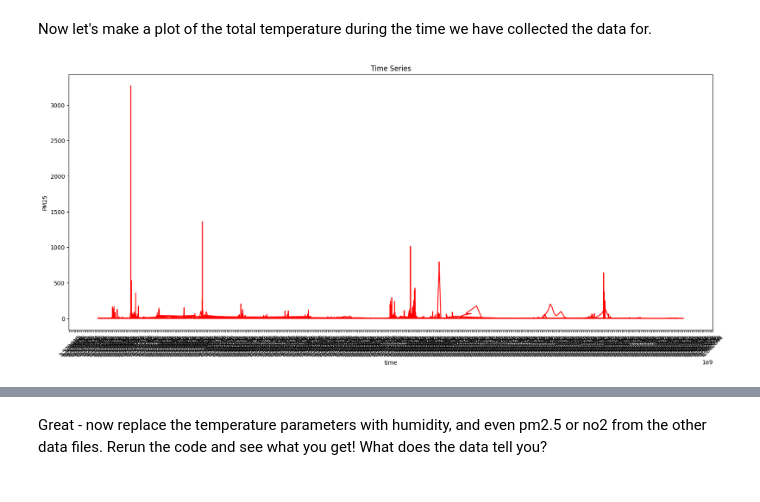
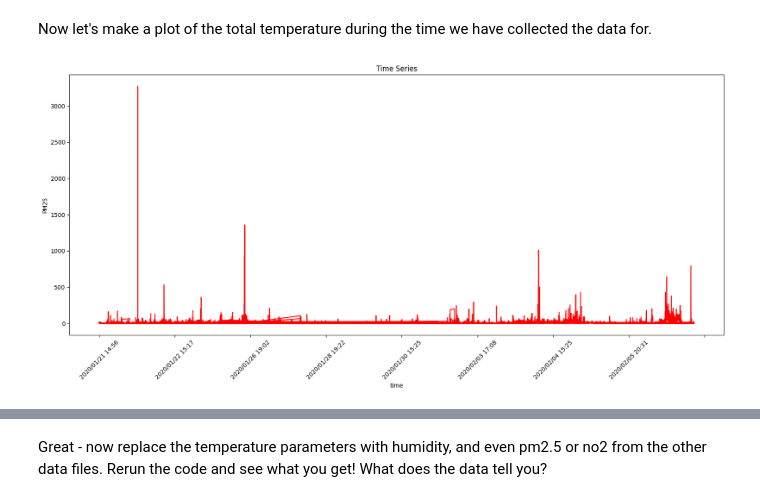
Before and after one commit to Dr-Isam-ALJAWARNEH/ds-project-lb-context-aware-route-planner, a Jupyter notebook: Code/LBCARP-Code.ipynb, the cells around one changed output, grey strips where cells are left out. Drawn from its saved outputs; the diff is of its cells as text; code cells hidden in the pictures.

Commit message:
Update LBCARP-Code.ipynb
I have removed Temperature outlier  and convert time from  Unix timestamp format to a more readable date-time format

```diff
--- a/Code/LBCARP-Code.ipynb
+++ b/Code/LBCARP-Code.ipynb
@@ -67,7 +64,9 @@ nyc1.csv  NYC_Pilot1_PM.csv  nyc_polygon.geojson
 #data from other deployments, including your own, may have only one file. If this is the case, use only one variable!
 
 #th = "NYC_Pilot1.csv"
-pm = "/content/drive/MyDrive/Foundations_of_data_Science/spring2324/ProjectData/NYC_Pilot1_PM.csv"
+# pm = "/content/drive/MyDrive/Foundations_of_data_Science/spring2324/ProjectData/NYC_Pilot1_PM.csv"
+pm = r"C:\Users\MY PC\Documents\GitHub\ds-project-lb-context-aware-route-planner\datasets\NYC_Pilot1_PM.csv"
+
 #no2 = "NYC_Pilot2_NO2_Part1.csv"
 
 #the line of code below reads in the data file for temperature and humidity data!
@@ -139,9 +139,27 @@ min = pmdata ['temperature'].min()
 
 #now that we have those values, let's print them out so we can take a look
 print("Avg value",avg, "Max value",max, "Min value",min)
-
 maxpm10= pmdata['pm10'].max()
 print('max pm10: ',maxpm10)
+
+# scatter plot before removing the outlier
+plt.scatter(pmdata['time'],pmdata['temperature'])
+plt.xlabel('Time')
+plt.ylabel('Temperature')
+plt.title('Temperature vs Time before removing outliers')
+plt.show()
+
+# removing the outlier which is the only one value (10471.0)
+pmdata = pmdata[pmdata['temperature'] != max]
+
+# scatter plot after removing the outlier
+plt.scatter(pmdata['time'],pmdata['temperature'])
+plt.xlabel('Time')
+plt.ylabel('Temperature')
+plt.title('Temperature vs Time after removing outliers')
+plt.show()
+
+
 #th file variable names
 #temperature, humidity
 
@@ -157,17 +177,26 @@ max pm10:  87341.71
 Now let's make a plot of the total temperature during the time we have collected the data for.
 # %%
 #Block 8
+
+#Since our time data is in a Unix timestamp format, we need to convert it to a more readable format.
+
+
+# Assuming pmdata is your DataFrame
+pmdata['time'] = pd.to_datetime(pmdata['time'], unit='s')  # Assuming the time is in seconds
+# Now, format the datetime as desired
+pmdata['time'] = pmdata['time'].dt.strftime('%Y/%m/%d %H:%M')
+
 fig, ax = plt.subplots(figsize=(20, 8))
 plt.plot(pmdata["time"], pmdata["pm25"], 'r')
 ax.set(xlabel="time",
        ylabel="PM25",
        title="Time Series")
-tick_spacing = 6000
+tick_spacing = 500
 ax.xaxis.set_major_locator(mticker.MultipleLocator(tick_spacing))
 plt.xticks(rotation=45);
 plt.show()
 # %% [output]
-[figure, old version]
+[figure, new version]
 # %%
 #Block 9
 #this is a helpful image, but what if we just want to know the time series for one week, or another period of time?
```
Also changed, not shown: parts of 13 cells of this notebook.
